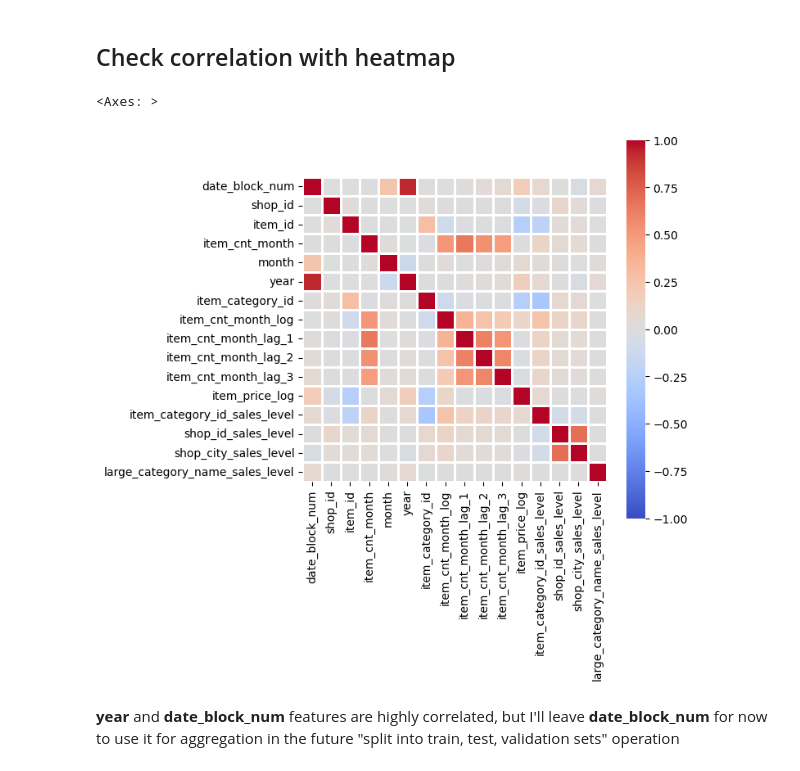
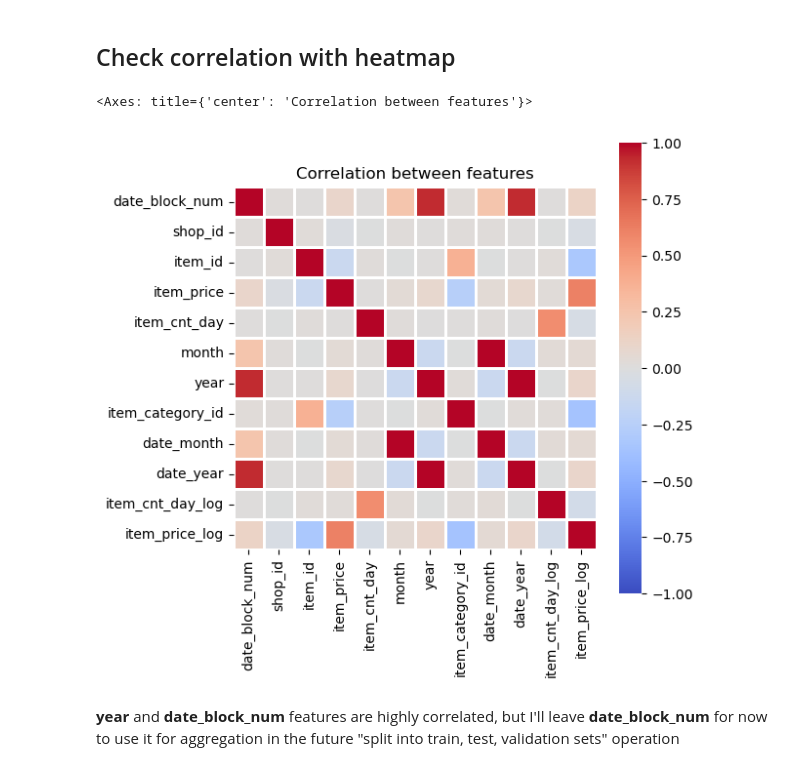
Before and after one commit to Alexennk/ml-ds-practice, a Jupyter notebook: notebooks/eda_notebook.ipynb, the cells around one changed output. Drawn from its saved outputs; the diff is of its cells as text; code cells hidden in the pictures.

```diff
--- a/notebooks/eda_notebook.ipynb
+++ b/notebooks/eda_notebook.ipynb
@@ -143,0 +179,15 @@ refer to data collecting issues and all the data is complete. What's more, the a
+# %%
+train_df['item_cnt_day_log'] = np.log(np.abs(train_df['item_cnt_day']) + 1) # add 1 to avoid log(0)
+
+# plot histogram and boxplot
+fig, (ax1, ax2) = plt.subplots(1, 2, figsize=(14, 4))
+
+# plt.figure(figsize=(10, 4))
+ax1.hist(train_df['item_cnt_day_log'], bins=80)
+ax1.set_xlabel('item_cnt_day_log')
+ax1.set_ylabel('num_of_occurances')
+ax1.set_title('Distribution of item_cnt_day after log transformation')
+
+ax2.set_title("Boxplot of item_cnt_day after log transformation")
+sns.boxplot(x=train_df['item_cnt_day_log'])
+plt.show()
@@ -143,0 +229,15 @@ refer to data collecting issues and all the data is complete. What's more, the a
+# %%
+train_df['item_price_log'] = np.log(np.abs(train_df['item_price']) + 1) # add 1 to avoid log(0)
+
+# plot histogram and boxplot
+fig, (ax1, ax2) = plt.subplots(1, 2, figsize=(14, 4))
+
+# plt.figure(figsize=(10, 4))
+ax1.hist(train_df['item_price_log'], bins=80)
+ax1.set_xlabel('item_price_log')
+ax1.set_ylabel('num_of_occurances')
+ax1.set_title('Distribution of item_price after log transformation')
+
+ax2.set_title("Boxplot of item_price after log transformation")
+sns.boxplot(x=train_df['item_price_log'])
+plt.show()
@@ -573,13 +602,14 @@ test_df = eda.threshold_sales(aggregated_lagged_train_df, test_df, 'large_catego
 # %% [markdown]
 ## Check correlation with heatmap
 # %%
-numeric_train_df = aggregated_lagged_train_df.select_dtypes(include=np.number)
+numeric_train_df = train_df.select_dtypes(include=np.number)
 f, ax = plt.subplots()
 f.set_size_inches(6, 6)
+ax.set_title("Correlation between features")
 sns.heatmap(numeric_train_df.corr(), vmin=-1, vmax=1, center=0, cmap='coolwarm', linewidths=2, square=True)
 # %% [output]
-<Axes: >
+<Axes: title={'center': 'Correlation between features'}>
-[figure, old version]
+[figure, new version]
 # %% [markdown]
 **year** and **date_block_num** features are highly correlated, but I'll leave **date_block_num** for now to use it for aggregation in the future "split into train, test, validation sets" operation
 # %% [markdown]
```
Also changed, not shown: parts of 51 cells of this notebook, 4 other files.
